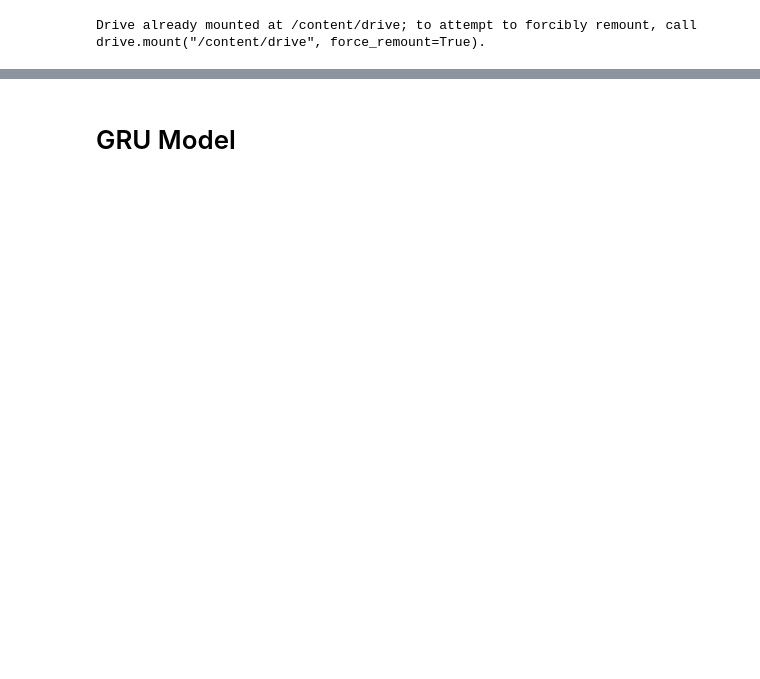
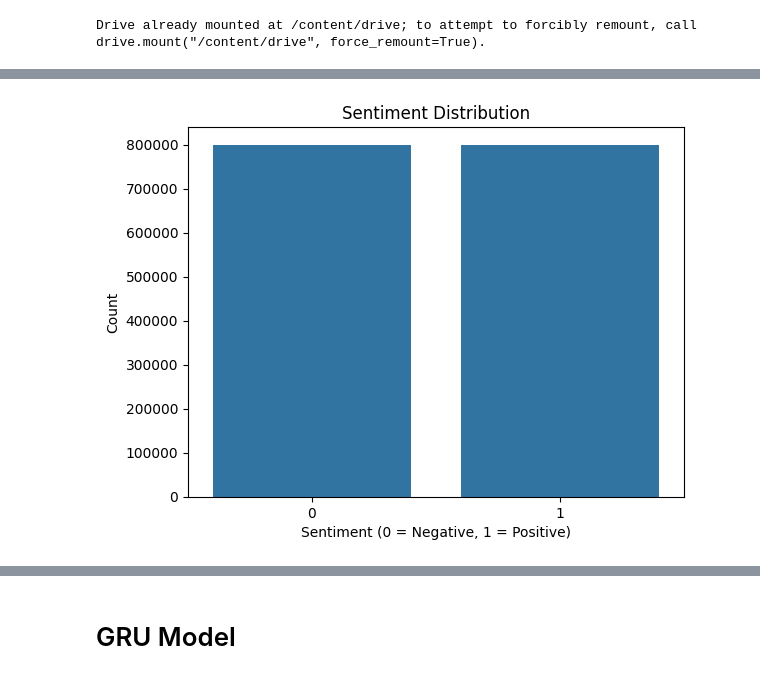
Before and after one commit to Samukelo09/Sentiment-Analysis, a Jupyter notebook: Sentiment_Analysis.ipynb, the cells around one changed output, grey strips where cells are left out. Saved outputs shown, nothing was run; the diff lists cells and outputs as text; code cells hidden in the pictures; blank space fills up the shorter version.

```diff
--- a/Sentiment_Analysis.ipynb
+++ b/Sentiment_Analysis.ipynb
@@ -12,12 +49,12 @@ Drive already mounted at /content/drive; to attempt to forcibly remount, call dr
 file_path = "/content/drive/MyDrive/dataset/sentiment_dataset.csv"
 
 # column names (since the file has no headers)
-columns = ['target', 'ids', 'date', 'flag', 'user', 'text']
+columns = ['label', 'ids', 'date', 'flag', 'user', 'text']
 
 df = pd.read_csv(file_path, encoding='latin-1', names=columns)
 
 # drop the unnececary columns
-df = df[['text', 'target']]
+df = df[['text', 'label']]
 
 print(f"Shape: {df.shape}")
 df.head()
@@ -46,0 +99,8 @@ df[['cleaned_text', 'target']].head()
+# %%
+sns.countplot(x='label', data=df)
+plt.title('Sentiment Distribution')
+plt.xlabel('Sentiment (0 = Negative, 1 = Positive)')
+plt.ylabel('Count')
+plt.show()
+# %% [output]
+[figure, added]
```
Also changed, not shown: parts of 41 cells of this notebook.
